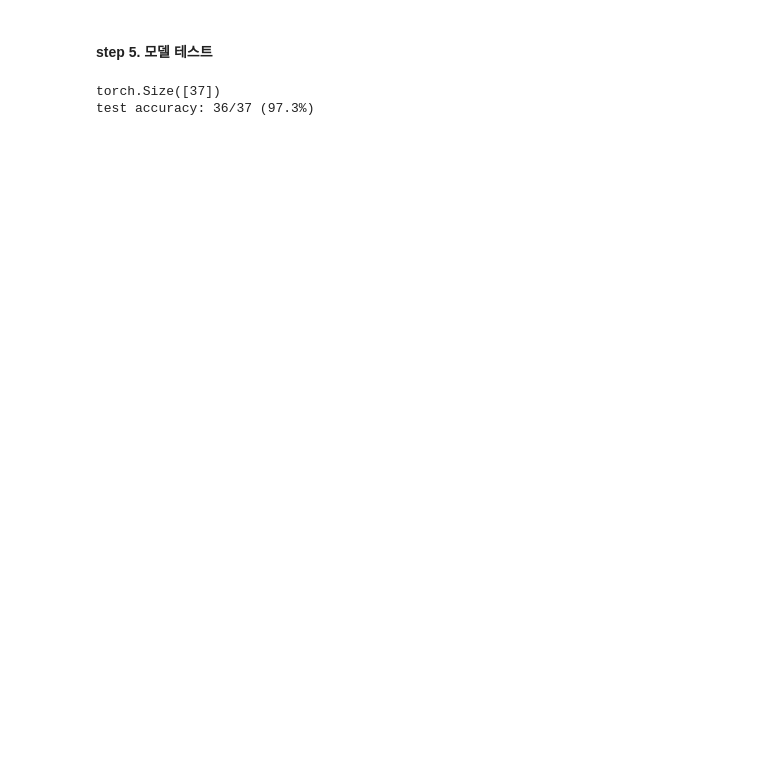
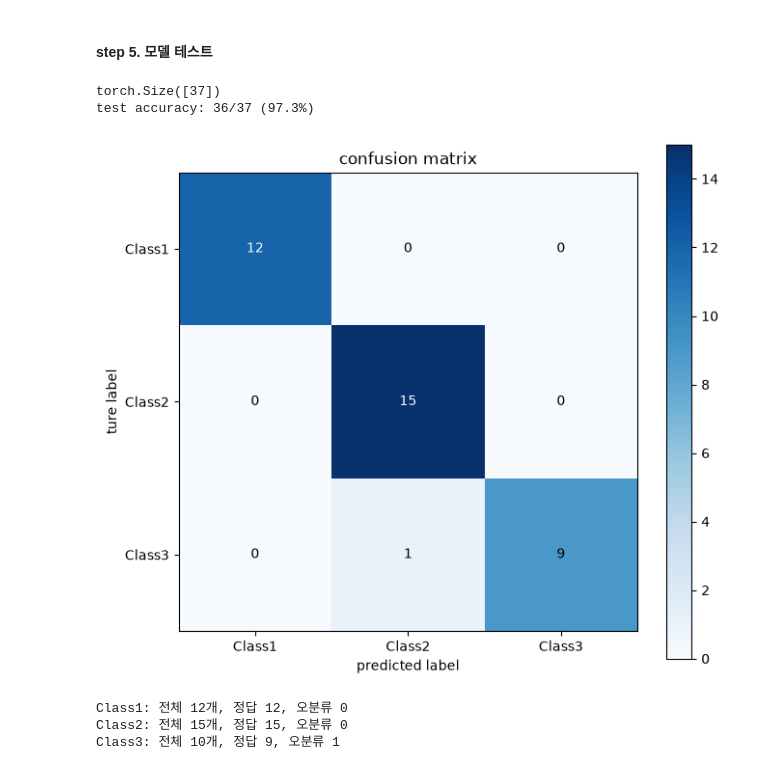
Before and after one commit to lyb5382/pytorch, a Jupyter notebook: 04.multiclass/01_multiclass_wine.ipynb, the cells around one changed output. Saved outputs shown, nothing was run; the diff lists cells and outputs as text; code cells hidden in the pictures; blank space fills up the shorter version.

```diff
--- a/04.multiclass/01_multiclass_wine.ipynb
+++ b/04.multiclass/01_multiclass_wine.ipynb
@@ -84,11 +84,11 @@ Y_test : torch.Size([37]) torch.int64
 # %% [markdown]
 #### step 2. DataLoder 생성
 # %%
-bs=16
-trds=TensorDataset(xtr,ytr)
-teds=TensorDataset(xte,yte)
-trdl=DataLoader(trds,batch_size=bs,shuffle=True)
-tedl=DataLoader(teds,batch_size=bs,shuffle=True)
+bs = 16
+trds = TensorDataset(xtrs, ytr)
+teds = TensorDataset(xtes, yte)
+trdl = DataLoader(trds, batch_size=bs, shuffle=True)
+tedl = DataLoader(teds, batch_size=bs, shuffle=True)
 # %% [markdown]
 #### step 3. 학습 모델
 # %%
@@ -177,3 +177,39 @@ print(f'test accuracy: {correct}/{total} ({accuracy:.1f}%)')
 # %% [output]
 torch.Size([37])
 test accuracy: 36/37 (97.3%)
+# %%
+nc = 3
+confusion = torch.bincount(nc * y_true + y_pred, minlength=nc**2).reshape(nc, nc).numpy()
+class_name = ["Class1", "Class2", "Class3"]
+plt.figure(figsize=(7, 6))
+plt.imshow(confusion, cmap="Blues")
+plt.title("confusion matrix")
+plt.colorbar()
+for i in range(nc):
+    for j in range(nc):
+        plt.text(
+            j,
+            i,
+            confusion[i, j],
+            ha="center",
+            va="center",
+            color="white" if confusion[i, j] > confusion.max() / 1.5 else "black",
+        )
+plt.xticks(range(nc), class_name)
+plt.yticks(range(nc), class_name)
+plt.xlabel("predicted label")
+plt.ylabel("ture label")
+plt.tight_layout()
+# %% [output]
+[figure, added]
+# %%
+# 클래스와 정답 개수와 오분류 개수
+for i, n in enumerate(class_name):
+    total_count = int(confusion[i].sum())
+    true_count = int(confusion[i, i])
+    wrong_count = total_count - true_count
+    print(f"{n}: 전체 {total_count}개, 정답 {true_count}, 오분류 {wrong_count}")
+# %% [output]
+Class1: 전체 12개, 정답 12, 오분류 0
+Class2: 전체 15개, 정답 15, 오분류 0
+Class3: 전체 10개, 정답 9, 오분류 1
```
Also changed, not shown: parts of 3 cells of this notebook.
